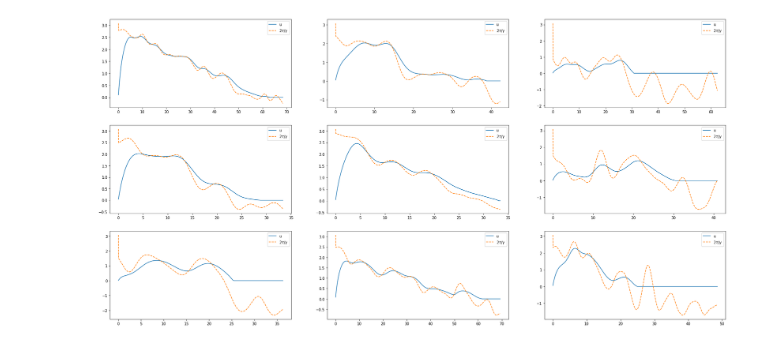
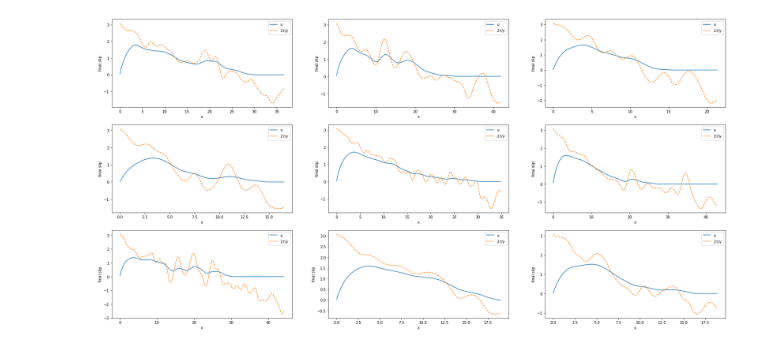
Before and after one commit to kjetilthogersen/1D-rupture, a Jupyter notebook: pulse_arrest.ipynb, the cells around one changed output. Saved outputs shown, nothing was run; the diff lists cells and outputs as text; code cells hidden in the pictures.

```diff
--- a/pulse_arrest.ipynb
+++ b/pulse_arrest.ipynb
@@ -38,30 +92,51 @@ Now set up rupture from one side so that the boundary acts as a barrier (this is
 
 We will use this to find out how to predict rupture arrest, as well as final slip profile.
 # %%
+
 # Create a small dataset with different decaying taubar
 
-dt = 1e-2
-tmax = 100
-gamma = 0.65
+dt = 1e-3
+tmax = 50
+gamma = 0.8
 beta = 0.01
 output_interval = 100
 N_runs = 9
+dataPulse = []
 
 for runInd in range(N_runs):
 
-    x = np.linspace(0,100*float(np.random.rand(1)+.2),1000)
+    x = np.linspace(0,40*float(np.random.rand(1)+.2),1000)
 
     # Create tau from correlated noise:
-    correlation_scale = 1+np.random.rand(1)*2
+    correlation_scale = .1+np.random.rand(1)
     filter_kernel = np.exp(-(x-np.max(x)/2)**2/(2*correlation_scale))
     filter_kernel = filter_kernel/np.sum(filter_kernel)
     noise = np.random.randn(np.size(x))
 
     noise = scipy.signal.convolve(noise, filter_kernel, mode='same')
     noise = noise-np.min(noise); noise = noise/np.max(noise)
-    randMod = np.random.rand(1)
-    tau = randMod*noise+(1-randMod)-(x/np.max(x)) # Add linear background to noise
+    noise = noise*(1-np.exp(-x/5))
+    randMod = .2+.8*np.random.rand(1)
+    tau = randMod*noise+(1-randMod*(1-np.exp(-x/5)))-(x/np.max(x)) # Add linear background to noise
     tau[0:1]=1
 
     # run
-    data[runInd] = run.run_continuum(x = x, tau = tau, tau_minus = tau+2, dt = dt, output_interval = output_interval, gamma = gamma, tmax = tmax, beta = beta)
+    dataPulse.append(run.run_continuum(x = x, tau = tau, tau_minus = tau+2, dt = dt, output_interval = output_interval, gamma = gamma, tmax = tmax, beta = beta))
+# %%
+# Plot some example pulses
+plt.figure(figsize=(30,15))
+for runInd in range(N_runs):
+    plt.subplot(3,int(np.ceil(N_runs/3)),runInd+1)
+    Nmax = len(dataPulse[runInd]['t'])
+    plt.plot(dataPulse[runInd]['v'][:,range(0,Nmax-1,20)],'k')
+plt.show()
+
+plt.figure(figsize=(30,15))
+for runInd in range(N_runs):
+    plt.subplot(3,int(np.ceil(N_runs/3)),runInd+1)
+    plt.pcolor(dataPulse[runInd]['t'],dataPulse[runInd]['x'],dataPulse[runInd]['v'],shading='auto')
+    plt.ylabel('x')
+    plt.xlabel('t')
+    plt.title('sliding velocity')
+    plt.colorbar()
+plt.show()
@@ -68,14 +146,16 @@ for runInd in range(N_runs):
 # %%
 # Plot final slip
 plt.figure(figsize=(30,15))
 for runInd in range(N_runs):
     plt.subplot(3,int(np.ceil(N_runs/3)),runInd+1)
-    plt.plot(data[runInd]['x'],data[runInd]['u'][:,-1],label='u')
-    plt.plot(data[runInd]['x'],2*data[runInd]['tau']/data['gamma'],label='$2\\tau/\\gamma$',linestyle='--')
+    plt.plot(dataPulse[runInd]['x'],dataPulse[runInd]['u'][:,-1],label='u')
+    plt.plot(dataPulse[runInd]['x'],2*dataPulse[runInd]['tau']/data['gamma'],label='$2\\tau/\\gamma$',linestyle='--')
+    plt.xlabel('x')
+    plt.ylabel('final slip')
     plt.legend()
 plt.show()
 # %% [output]
-[figure, old version]
+[figure, new version]
 # %% [markdown]
 The final slip has above been compared to the slip assuming steady state at all times: $2\tau/\gamma$ (this comes from steady state solution of slip pulse).
 
```
Also changed, not shown: parts of 34 cells of this notebook, 2 other files.
